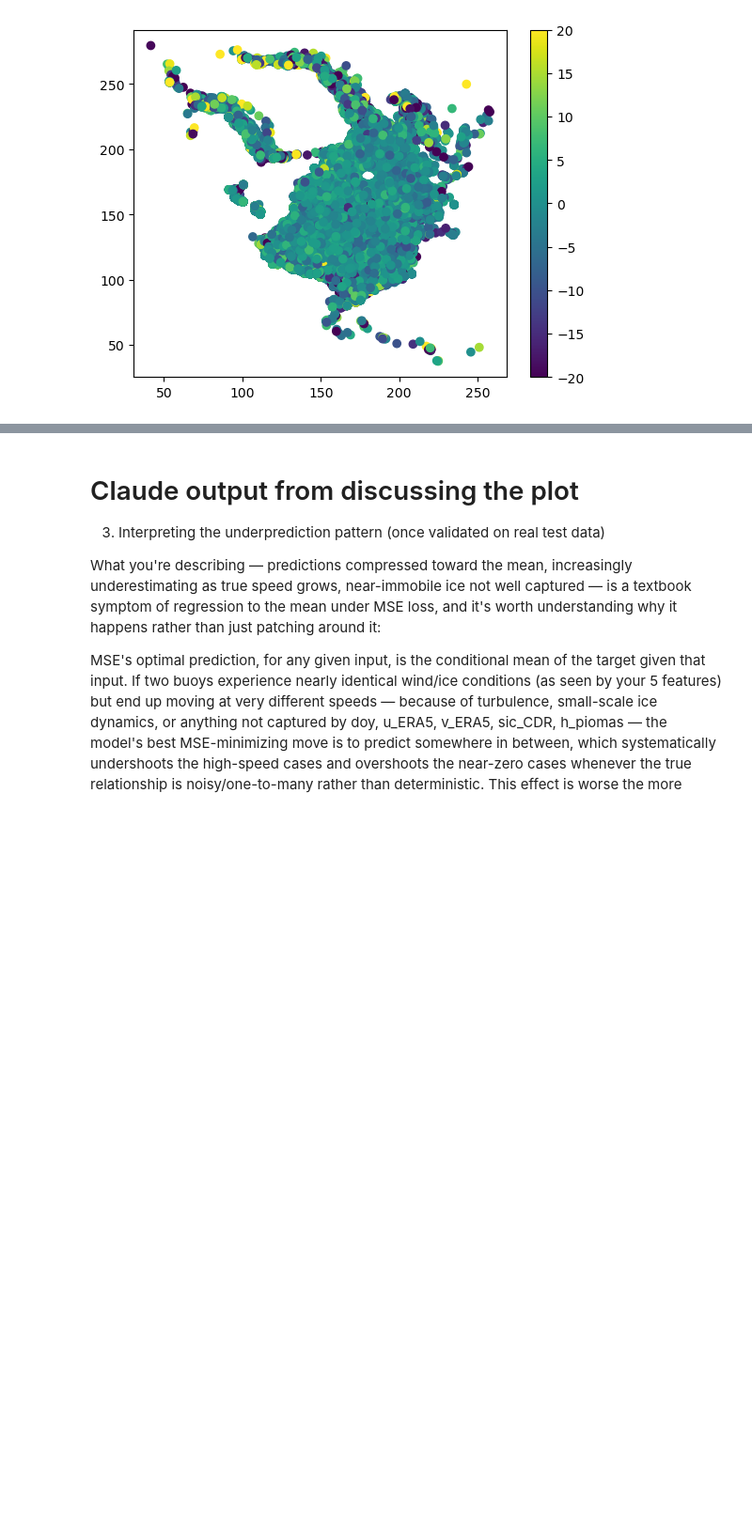
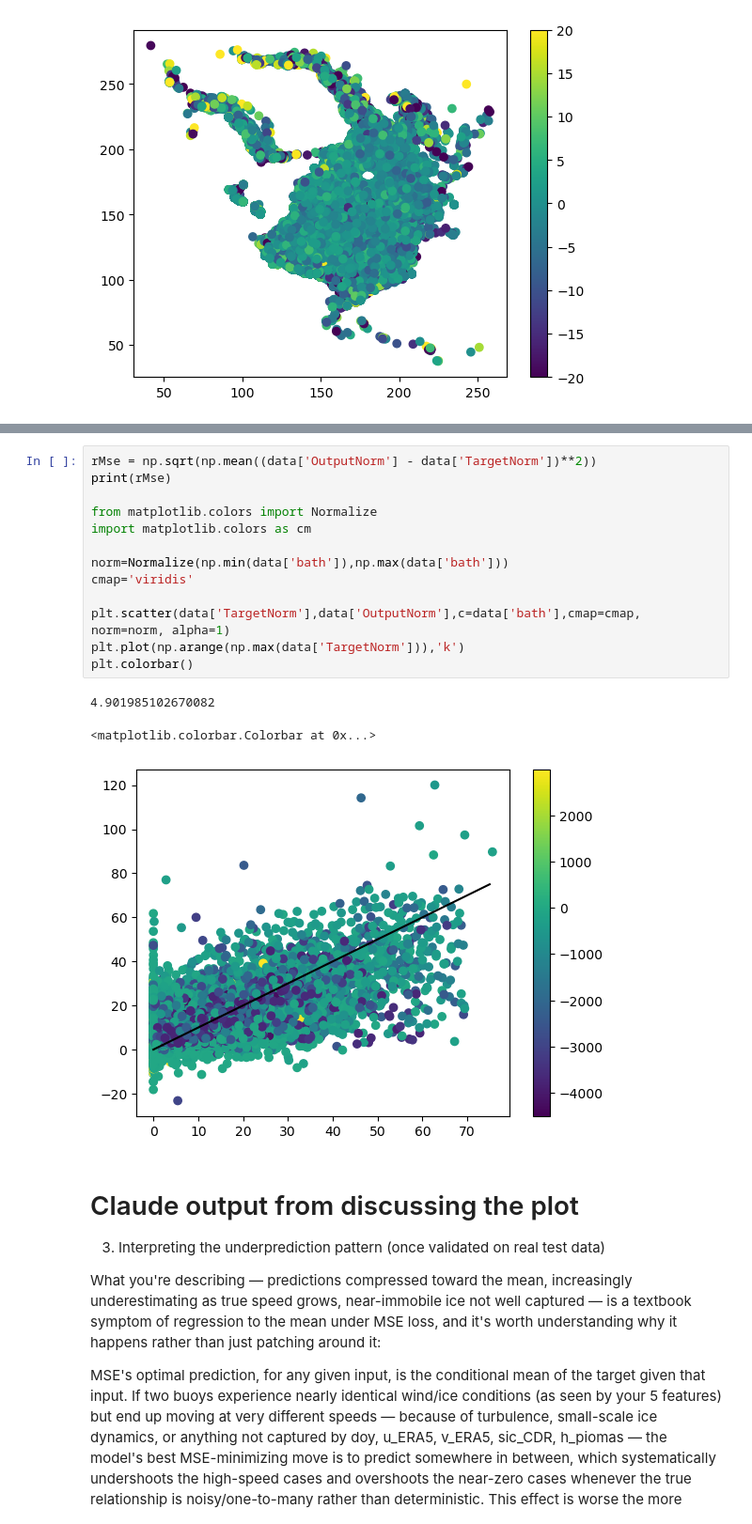
Before and after one commit to drpoisson-mp3/seA_Ice, a Jupyter notebook: exploration/First NN.ipynb, the cells around one changed output, grey strips where cells are left out. Shown at 94% size. Drawn from its saved outputs; the diff is of its cells as text; blank space fills up the shorter version.

```diff
--- a/exploration/First NN.ipynb
+++ b/exploration/First NN.ipynb
@@ -2168,3 +2323,20 @@ plt.show()
+# %%
+rMse = np.sqrt(np.mean((data['OutputNorm'] - data['TargetNorm'])**2))
+print(rMse)
+
+from matplotlib.colors import Normalize
+import matplotlib.colors as cm
+
+norm=Normalize(np.min(data['bath']),np.max(data['bath']))
+cmap='viridis'
+
+plt.scatter(data['TargetNorm'],data['OutputNorm'],c=data['bath'],cmap=cmap, norm=norm, alpha=1)
+plt.plot(np.arange(np.max(data['TargetNorm'])),'k')
+plt.colorbar()
+# %% [output]
+4.901985102670082
+<matplotlib.colorbar.Colorbar at 0x...>
+[figure, added]
 # %% [markdown]
 # Claude output from discussing the plot
 3. Interpreting the underprediction pattern (once validated on real test data)
```
Also changed, not shown: parts of 7 cells of this notebook.
